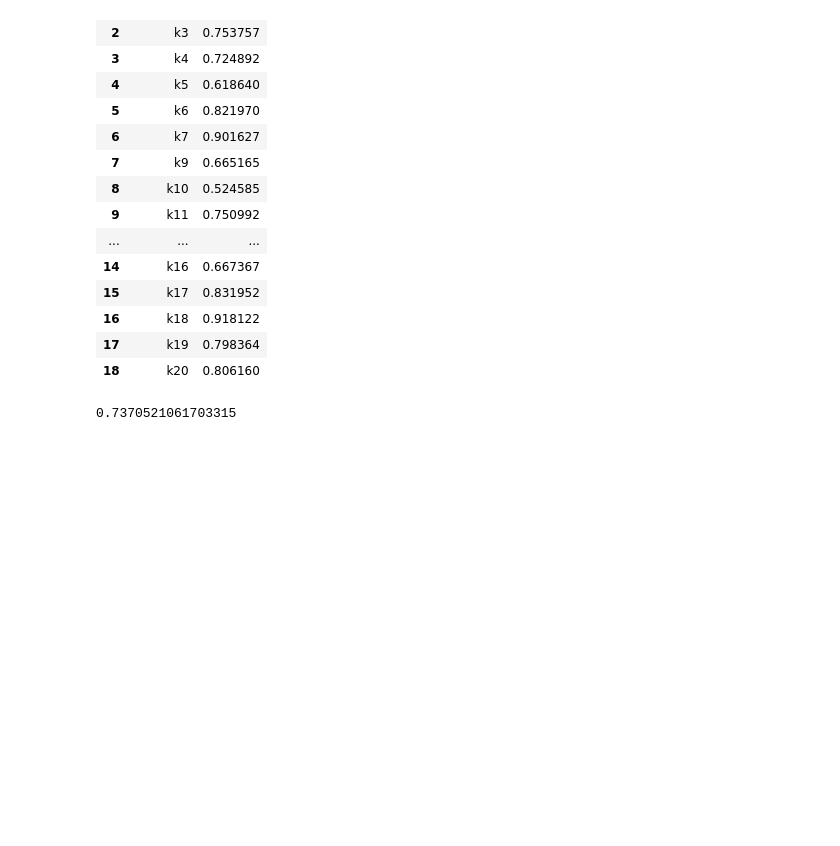
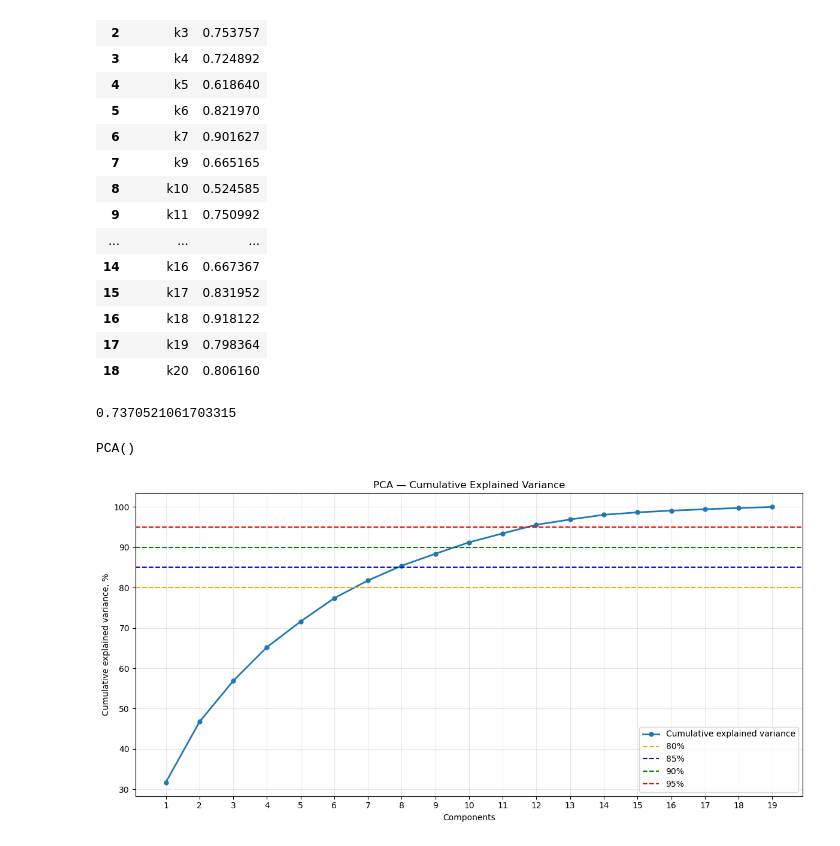
Before and after one commit to aquapuziq/BSU_DA-DS_labs, a Jupyter notebook: factor_analysis/factor_analysis.ipynb, the cells around one changed output. Cells and saved outputs as stored; diff of their text form; code cells hidden in the pictures; blank space fills up the shorter version.

```diff
--- a/factor_analysis/factor_analysis.ipynb
+++ b/factor_analysis/factor_analysis.ipynb
@@ -70,3 +72,38 @@ _, kmo_total = calculate_kmo(data_mod_tmp)
 print(kmo_total)
 # %% [output]
 0.7370521061703315
+# %%
+data_mod_std = StandardScaler().fit_transform(data_mod)
+pca = PCA()
+pca.fit(data_mod_std)
+# %% [output]
+PCA()
+# %%
+plt.figure(figsize=(12, 6))
+
+plt.plot(
+    range(1, len(pca.explained_variance_ratio_) + 1),
+    np.cumsum(pca.explained_variance_ratio_ * 100),
+    marker='o',
+    linewidth = 2,
+    markersize = 5,
+    label = 'Cumulative explained variance'
+)
+
+plt.axhline(y = 80, color = 'orange', linestyle = '--', label = '80%')
+plt.axhline(y = 85, color = 'blue', linestyle = '--', label = '85%')
+plt.axhline(y = 90, color = 'green', linestyle = '--', label = '90%')
+plt.axhline(y = 95, color = 'red', linestyle = '--', label = '95%')
+
+plt.xlabel('Сomponents')
+plt.ylabel('Cumulative explained variance, %')
+plt.title('PCA — Cumulative Explained Variance')
+plt.xticks(range(1, 20))
+
+plt.grid(alpha = 0.3)
+plt.legend()
+
+plt.tight_layout()
+plt.show()
+# %% [output]
+[figure, added]
```
Also changed, not shown: parts of 4 cells of this notebook.
